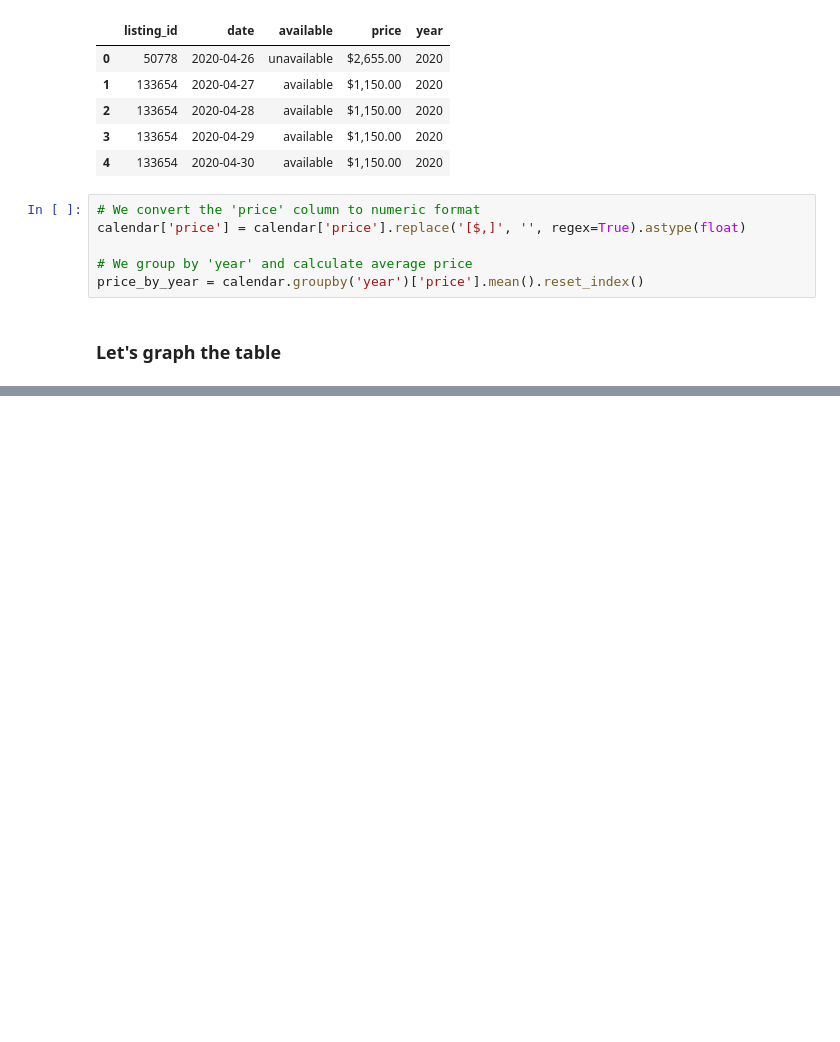
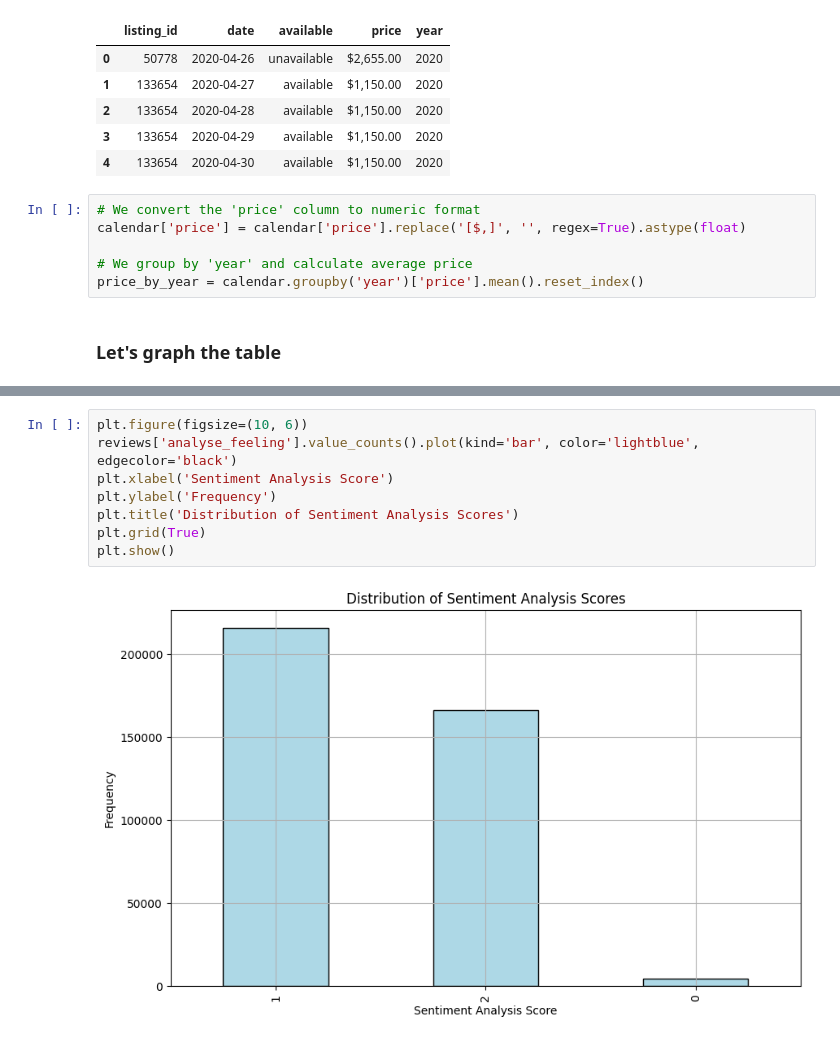
Before and after one commit to pipesito1/Airbnb, a Jupyter notebook: EDA.ipynb, the cells around one changed output, grey strips where cells are left out. Drawn from its saved outputs; the diff is of its cells as text; blank space fills up the shorter version.

```diff
--- a/EDA.ipynb
+++ b/EDA.ipynb
@@ -85,0 +128,10 @@ plt.show()
+# %%
+plt.figure(figsize=(10, 6))
+reviews['analyse_feeling'].value_counts().plot(kind='bar', color='lightblue', edgecolor='black')
+plt.xlabel('Sentiment Analysis Score')
+plt.ylabel('Frequency')
+plt.title('Distribution of Sentiment Analysis Scores')
+plt.grid(True)
+plt.show()
+# %% [output]
+[figure, added]
```
Also changed, not shown: parts of 9 cells of this notebook.
